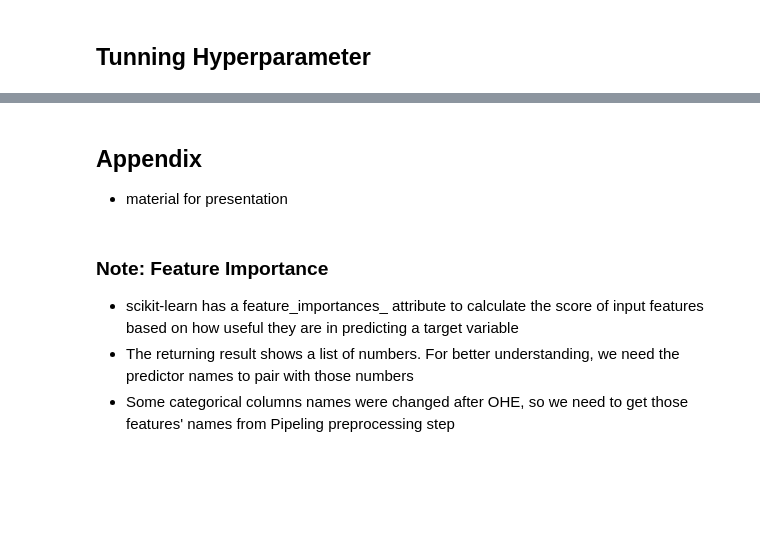
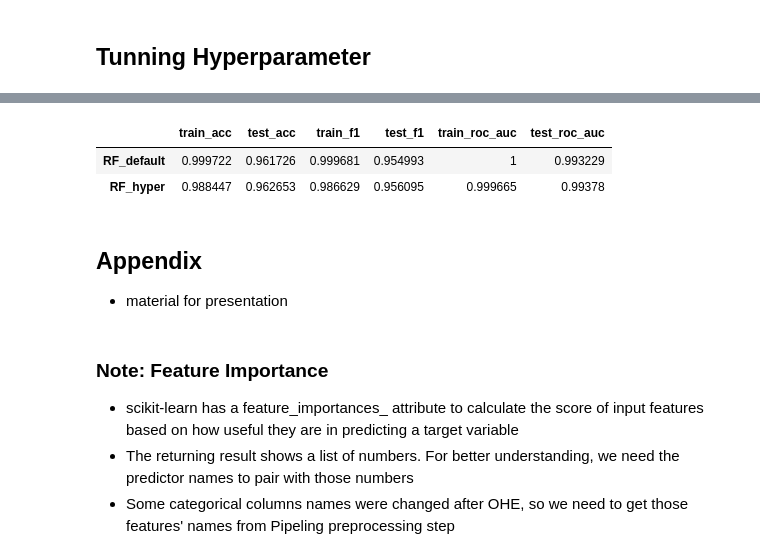
Before and after one commit to jingyunw/Airline_Passenger_Satisfaction_Analysis, a Jupyter notebook: Airline-Passenger-Satisfaction.ipynb, the cells around one changed output, grey strips where cells are left out. Saved outputs shown, nothing was run; the diff lists cells and outputs as text; code cells hidden in the pictures; blank space fills up the shorter version.

```diff
--- a/Airline-Passenger-Satisfaction.ipynb
+++ b/Airline-Passenger-Satisfaction.ipynb
@@ -1288,0 +1372,3 @@ ROC-AUC: 0.9936129374585954
+# %%
+rf = [result_rf, result_rf2]
+rf
@@ -1288,0 +1388,6 @@ ROC-AUC: 0.9936129374585954
+# %%
+new_rf = []
+
+for f in rf:
+    f = sum(f[:], []) # Change to 1D list
+    new_rf.append(f)
@@ -1289,3 +1409,18 @@ ROC-AUC: 0.9936129374585954
+# %%
+for i in range(2): # total of 7 classifiers
+
+    rf_compare_df['train_acc'][i] = new_rf[i][0]
+    rf_compare_df['test_acc'][i] = new_rf[i][1]
+    rf_compare_df['train_f1'][i] = new_rf[i][2]
+    rf_compare_df['test_f1'][i] = new_rf[i][3]
+    rf_compare_df['train_roc_auc'][i] = new_rf[i][4]
+    rf_compare_df['test_roc_auc'][i] = new_rf[i][5]
+# %%
+rf_compare_df
+# %% [output]
+|  | train_acc | test_acc | train_f1 | test_f1 | train_roc_auc | test_roc_auc |
+| RF_default | 0.999722 | 0.961726 | 0.999681 | 0.954993 | 1 | 0.993229 |
+| RF_hyper | 0.988447 | 0.962653 | 0.986629 | 0.956095 | 0.999665 | 0.99378 |
 # %% [markdown]
 ## Appendix
 - material for presentation
```
Also changed, not shown: parts of 103 cells of this notebook.
